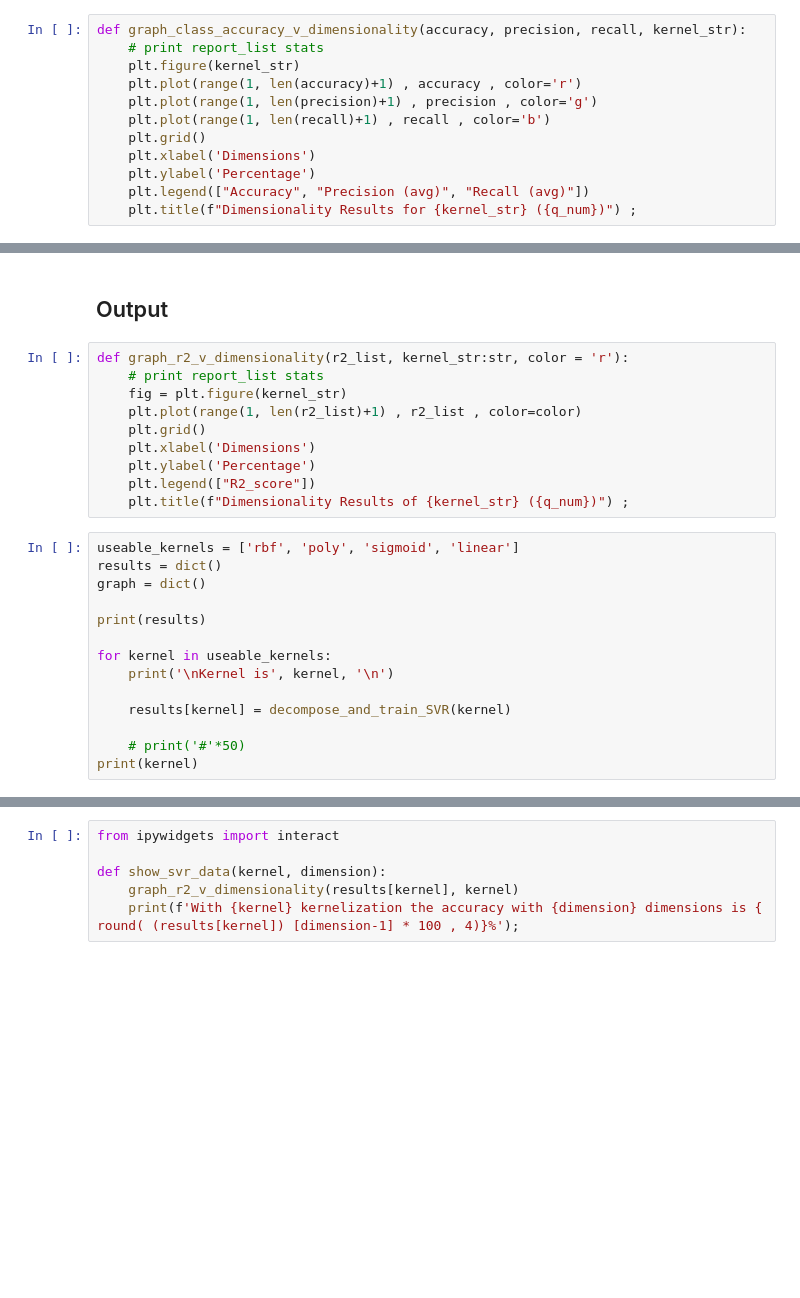
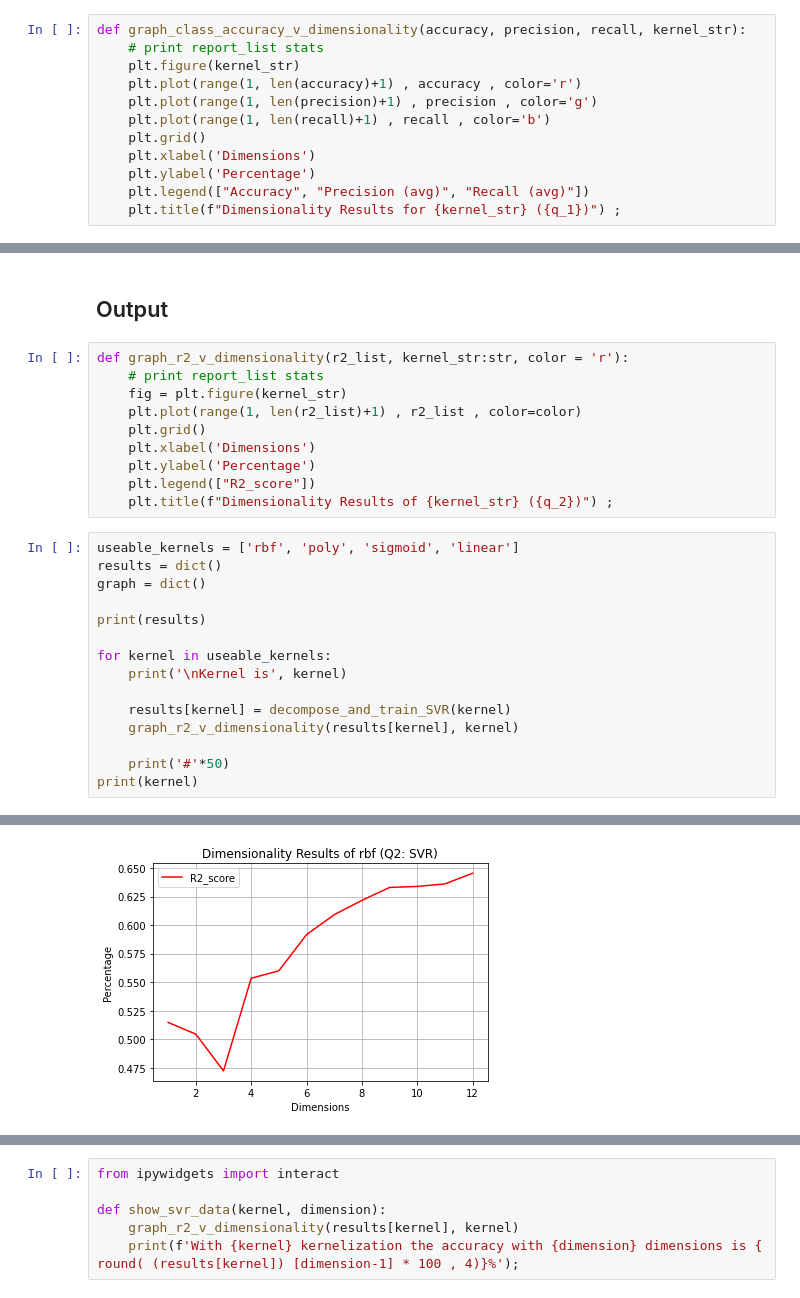
Before and after one commit to A-Hudson-0117/MachineLearning-Intro, a Jupyter notebook: SVM and SVR (hw 4)/the SVs.ipynb, the cells around one changed output, grey strips where cells are left out. Saved outputs shown, nothing was run; the diff lists cells and outputs as text; blank space fills up the shorter version.

```diff
--- a/SVM and SVR (hw 4)/the SVs.ipynb
+++ b/SVM and SVR (hw 4)/the SVs.ipynb
@@ -208,7 +208,7 @@ def graph_class_accuracy_v_dimensionality(accuracy, precision, recall, kernel_st
     plt.xlabel('Dimensions')
     plt.ylabel('Percentage')
     plt.legend(["Accuracy", "Precision (avg)", "Recall (avg)"])
-    plt.title(f"Dimensionality Results for {kernel_str} ({q_num})") ;
+    plt.title(f"Dimensionality Results for {kernel_str} ({q_1})") ;
 # %%
 accuracy_dict = dict()
 precision_dict = dict()
@@ -394,7 +394,7 @@ def graph_r2_v_dimensionality(r2_list, kernel_str:str, color = 'r'):
     plt.xlabel('Dimensions')
     plt.ylabel('Percentage')
     plt.legend(["R2_score"])
-    plt.title(f"Dimensionality Results of {kernel_str} ({q_num})") ;
+    plt.title(f"Dimensionality Results of {kernel_str} ({q_2})") ;
 # %%
 useable_kernels = ['rbf', 'poly', 'sigmoid', 'linear']
 results = dict()
@@ -403,11 +403,12 @@ graph = dict()
 print(results)
 
 for kernel in useable_kernels:
-    print('\nKernel is', kernel, '\n')
+    print('\nKernel is', kernel)
 
     results[kernel] = decompose_and_train_SVR(kernel)
+    graph_r2_v_dimensionality(results[kernel], kernel)
 
-    # print('#'*50)
+    print('#'*50)
 print(kernel)
 # %% [output]
 {}
@@ -426 +427,2 @@ Kernel is linear
 linear
+[figure, added]
```
Also changed, not shown: parts of 7 cells of this notebook.
